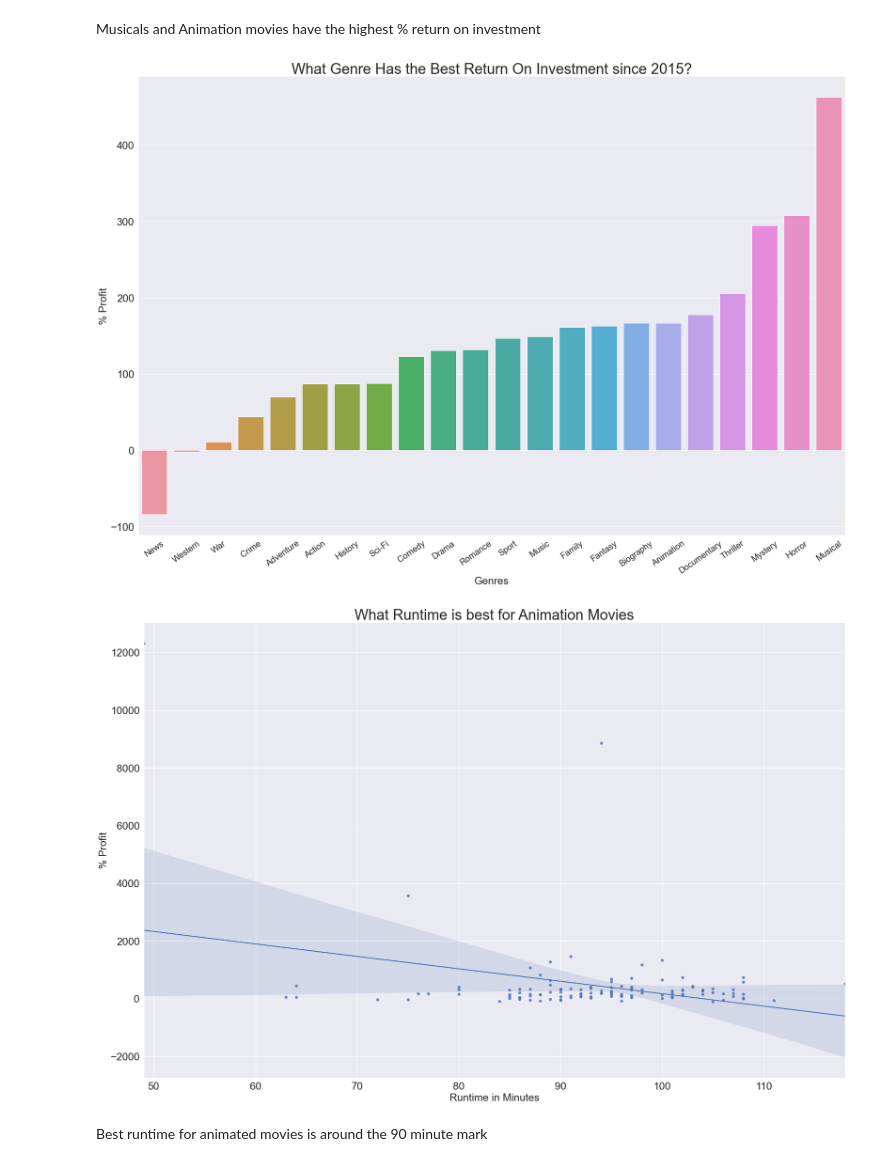
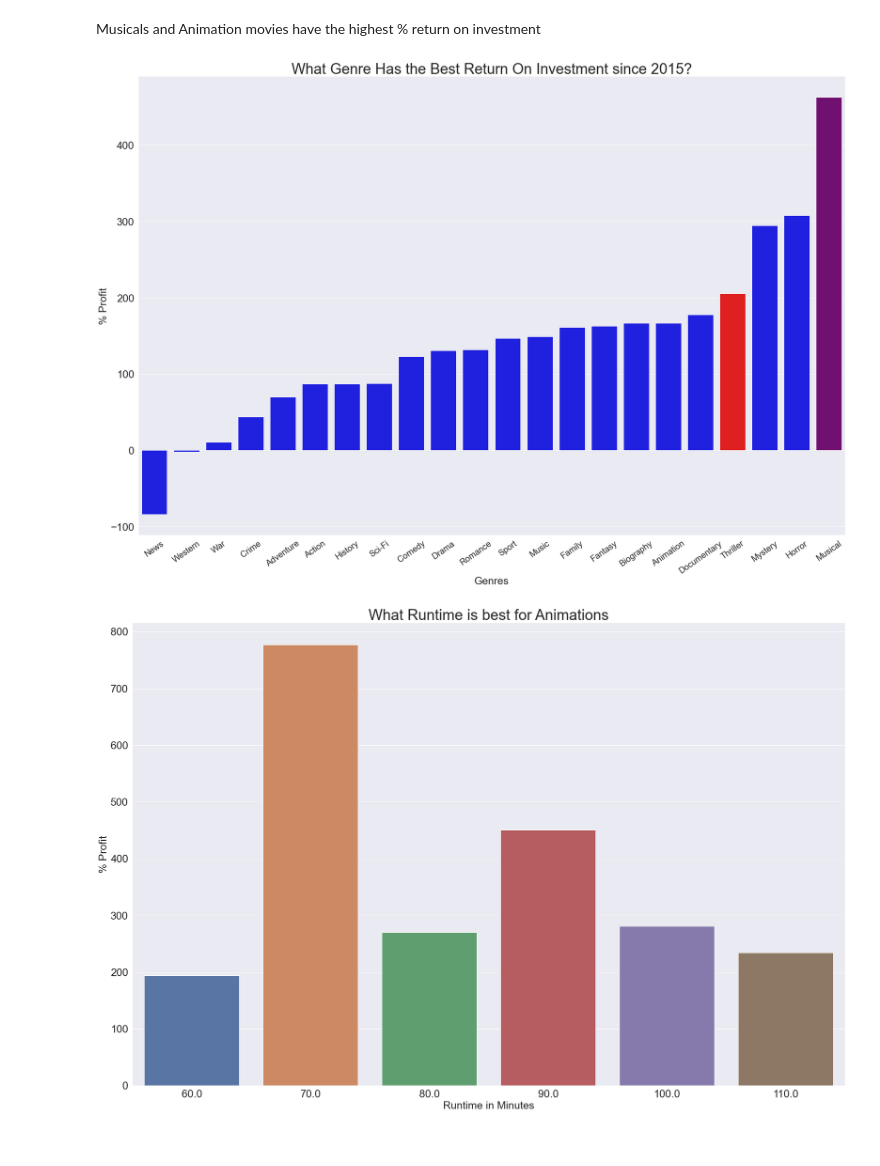
Before and after one commit to andre3000y/Movie_box_office_analysis, a Jupyter notebook: The Notebook.ipynb, the cells around one changed output. Cells and saved outputs as stored; diff of their text form; code cells hidden in the pictures.

```diff
--- a/The Notebook.ipynb
+++ b/The Notebook.ipynb
@@ -1000,7 +995,7 @@ plt.savefig('images/Genre_return_on_investment')
 Musicals and Animation movies have the highest % return on investment
 # %%
 fig, ax =plt.subplots(figsize = (30,20))
-ax = sns.barplot(x=df6.index, y=df6.values)
+ax = sns.barplot(x=df6.index, y=df6.values, palette = colorlist(df6.index))
 plt.title("What Genre Has the Best Return On Investment since 2015?", fontsize = 35)
 plt.ylabel("% Profit", fontsize = 25)
 plt.xlabel("Genres", fontsize = 25)
@@ -1009,21 +1004,21 @@ ax.tick_params(axis = 'y', labelsize = 25)
 ax.set_xticklabels(list(df4.index), fontsize = 20, rotation = 35);
 plt.savefig('images/return_on_investment_2015')
 # %% [output]
-[figure, old version]
+[figure, new version]
 # %%
 fig, ax = plt.subplots(figsize = (30,20))
-df3_filtered = df3.loc[(df3['profit_as_percentage'] <= 15000) & (df3['runtime_minutes'] >= 45) & (df3['unique_genres'] == 'Animation')]
-ax = sns.regplot(x = 'runtime_minutes', y = 'profit_as_percentage', data = df3_filtered)
-plt.title("What Runtime is best for Animation Movies", fontsize = 35)
+df3_filtered = df3.loc[(df3['profit_as_percentage'] < 15000) & (df3['runtime_minutes'] >= 50) & (df3['unique_genres'] == 'Animation')]
+df3_filtered['runtime_minutes'] = (df3_filtered['runtime_minutes']//10)*10
+df3_filtered = df3_filtered.groupby('runtime_minutes')['profit_as_percentage'].mean()
+ax = sns.barplot(x = df3_filtered.index, y = df3_filtered.values)
+plt.title("What Runtime is best for Animations", fontsize = 35)
 plt.ylabel("% Profit", fontsize = 25)
 plt.xlabel("Runtime in Minutes", fontsize = 25)
 
 ax.tick_params(axis = 'y', labelsize = 25)
 ax.tick_params(axis = 'x', labelsize = 25)
 plt.savefig('images/animation_runtime')
 # %% [output]
-[figure, old version]
+[figure, new version]
-# %% [markdown]
-Best runtime for animated movies is around the 90 minute mark
 # %%
 fig, ax = plt.subplots(figsize = (30,20))
```
Also changed, not shown: parts of 14 cells of this notebook, 10 other files.
